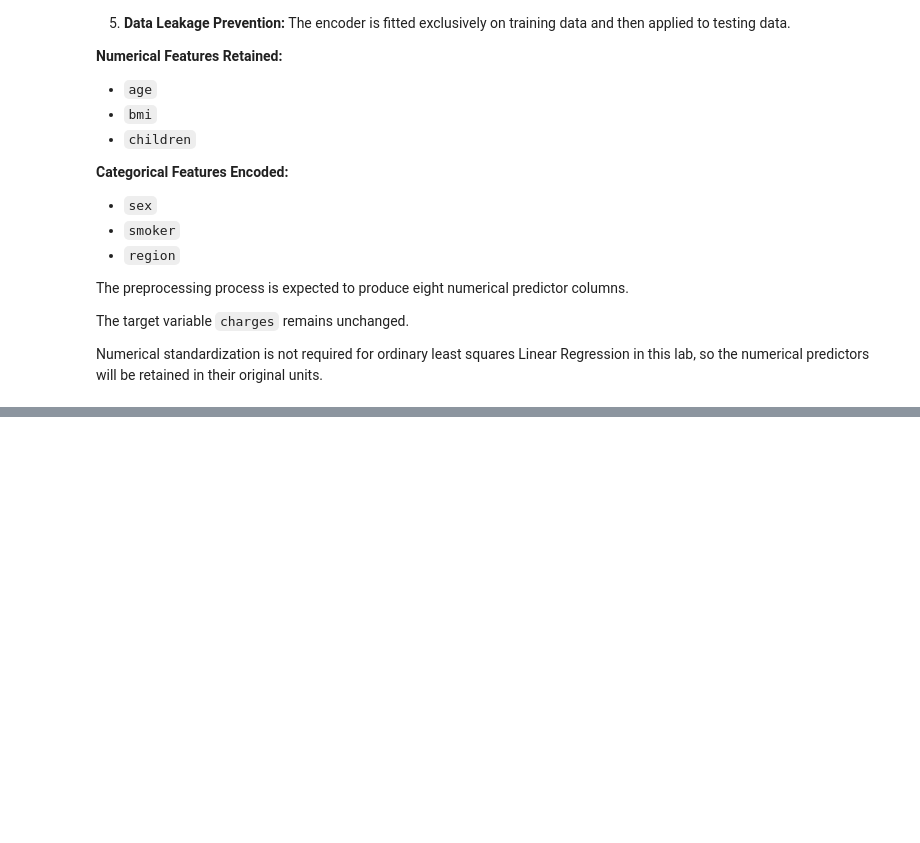
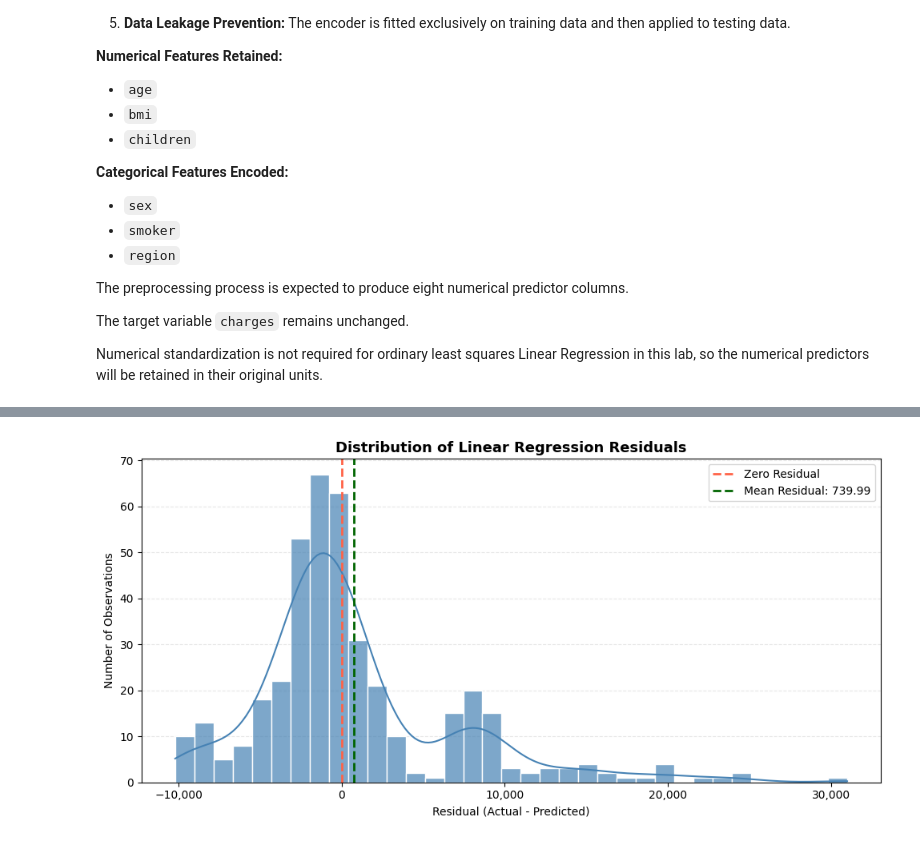
Before and after one commit to UbaidUllah777/Lab3-Fraud-Detection-Insurance-Cost-Prediction, a Jupyter notebook: Ubaid_Ullah_9110715_1_Lab3.ipynb, the cells around one changed output, grey strips where cells are left out. Cells and saved outputs as stored; diff of their text form; code cells hidden in the pictures; blank space fills up the shorter version.

```diff
--- a/Ubaid_Ullah_9110715_1_Lab3.ipynb
+++ b/Ubaid_Ullah_9110715_1_Lab3.ipynb
@@ -2725,0 +3318,55 @@ print(
+# %%
+
+# Create the residual distribution visualization
+fig, ax = plt.subplots(figsize=(10, 5))
+
+sns.histplot(
+    insurance_residuals,
+    bins=35,
+    kde=True,
+    color="steelblue",
+    edgecolor="white",
+    alpha=0.7,
+    ax=ax
+)
+
+# Add reference line for perfect prediction
+ax.axvline(
+    0,
+    color="tomato",
+    linestyle="--",
+    linewidth=2,
+    label="Zero Residual"
+)
+
+# Add reference line for mean residual
+ax.axvline(
+    insurance_residuals.mean(),
+    color="darkgreen",
+    linestyle="--",
+    linewidth=2,
+    label=f"Mean Residual: {insurance_residuals.mean():,.2f}"
+)
+
+# Add descriptive labels
+ax.set_title(
+    "Distribution of Linear Regression Residuals",
+    fontsize=13,
+    fontweight="bold"
+)
+
+ax.set_xlabel("Residual (Actual - Predicted)")
+ax.set_ylabel("Number of Observations")
+
+# Format residual values
+ax.xaxis.set_major_formatter(StrMethodFormatter("{x:,.0f}"))
+
+# Improve readability
+ax.legend()
+ax.grid(axis="y", linestyle="--", alpha=0.3)
+ax.set_axisbelow(True)
+
+plt.tight_layout()
+plt.show()
+# %% [output]
+[figure, added]
```
Also changed, not shown: parts of 17 cells of this notebook.
